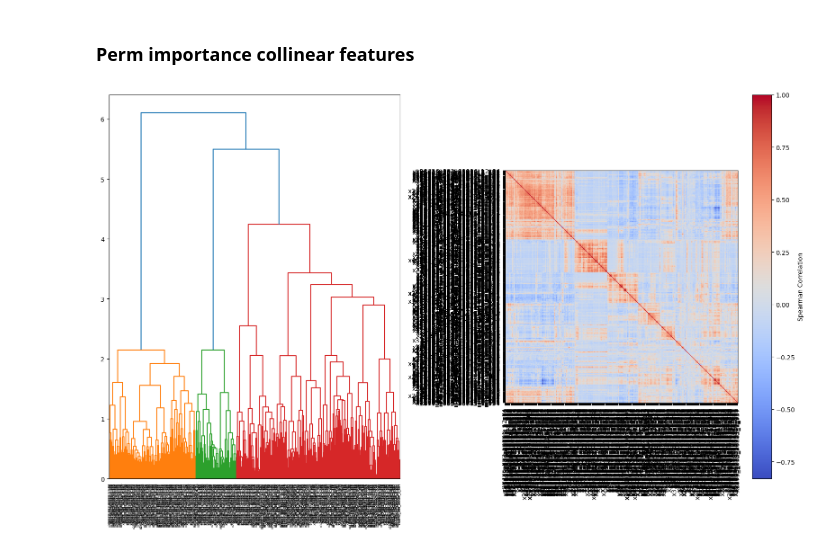
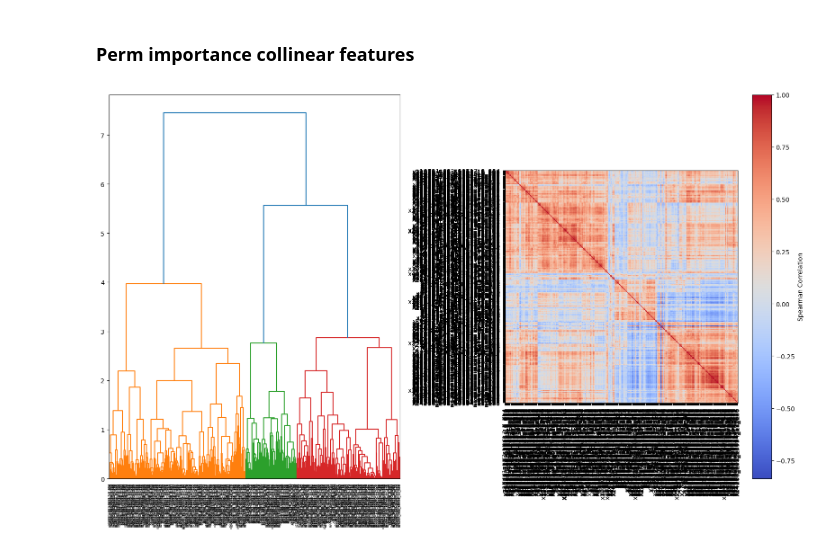
Before and after one commit to wsnowacek/World_Corals, a Jupyter notebook: machine_learning/coral_mets_only/interp_coralmets.ipynb, the cells around one changed output. Drawn from its saved outputs; the diff is of its cells as text; code cells hidden in the pictures.

Commit message:
New figs with new machine learning feature selection from K Best

```diff
--- a/machine_learning/coral_mets_only/interp_coralmets.ipynb
+++ b/machine_learning/coral_mets_only/interp_coralmets.ipynb
@@ -102,37 +102,58 @@ from scipy.cluster import hierarchy
 from scipy.spatial.distance import squareform
 from scipy.stats import spearmanr
 from collections import defaultdict
+# %%
+feature_names = coral_df.columns.intersection(met_df['metabolite']).values
+
+## Get top 500 metabolites instead from select K best
+X_df = pd.DataFrame(
+    X,
+    columns=coral_df.columns.intersection(met_df['metabolite'])
+)
+
+# Split with DataFrames
+X_train, X_test, y_train, y_test = train_test_split(
+    X_df, y, test_size=0.2, random_state=88, stratify=y
+)
+
+# Run SelectKBest on training data
+k = min(500, X_train.shape[1])
+selector = SelectKBest(score_func=f_classif, k=k)
+selector.fit(X_train, y_train)
+
+top_mets = X_train.columns[selector.get_support()].values
 # %%
 # top_mets = importance_storage["RandomForest_KBest"].head(500)['Metabolite'].values
-top_mets = importance_storage["XGBoost_KBest"].head(500)['Metabolite'].values
+# top_mets = importance_storage["XGBoost_KBest"].head(500)['Metabolite'].values
+top_mets = X_train.columns[selector.get_support()].values
 
 X_df = pd.DataFrame(X, columns=coral_df.columns.intersection(met_df['metabolite']))
 X_subset = X_df[top_mets]
 
 corr = spearmanr(X_subset).correlation
 corr = (corr + corr.T) / 2
 np.fill_diagonal(corr, 1)
 
 distance_matrix = 1 - np.abs(corr)
 dist_linkage = hierarchy.ward(squareform(distance_matrix))
 
 fig, (ax1, ax2) = plt.subplots(1, 2, figsize=(16, 10))
 
 dendro = hierarchy.dendrogram(
     dist_linkage, labels=top_mets.tolist(), ax=ax1, leaf_rotation=90
 )
 
 im = ax2.imshow(corr[dendro["leaves"], :][:, dendro["leaves"]], cmap='coolwarm')
 ax2.set_xticks(np.arange(len(top_mets)))
 ax2.set_yticks(np.arange(len(top_mets)))
 ax2.set_xticklabels([top_mets[i] for i in dendro["leaves"]], rotation=90)
 ax2.set_yticklabels([top_mets[i] for i in dendro["leaves"]])
 
 fig.colorbar(im, ax=ax2, label='Spearman Correlation')
 fig.tight_layout()
 plt.show()
 # %% [output]
-[figure, old version]
+[figure, new version]
 # %%
 from collections import defaultdict
 from scipy.cluster import hierarchy
```
Also changed, not shown: parts of 3 cells of this notebook, 9 other files.
